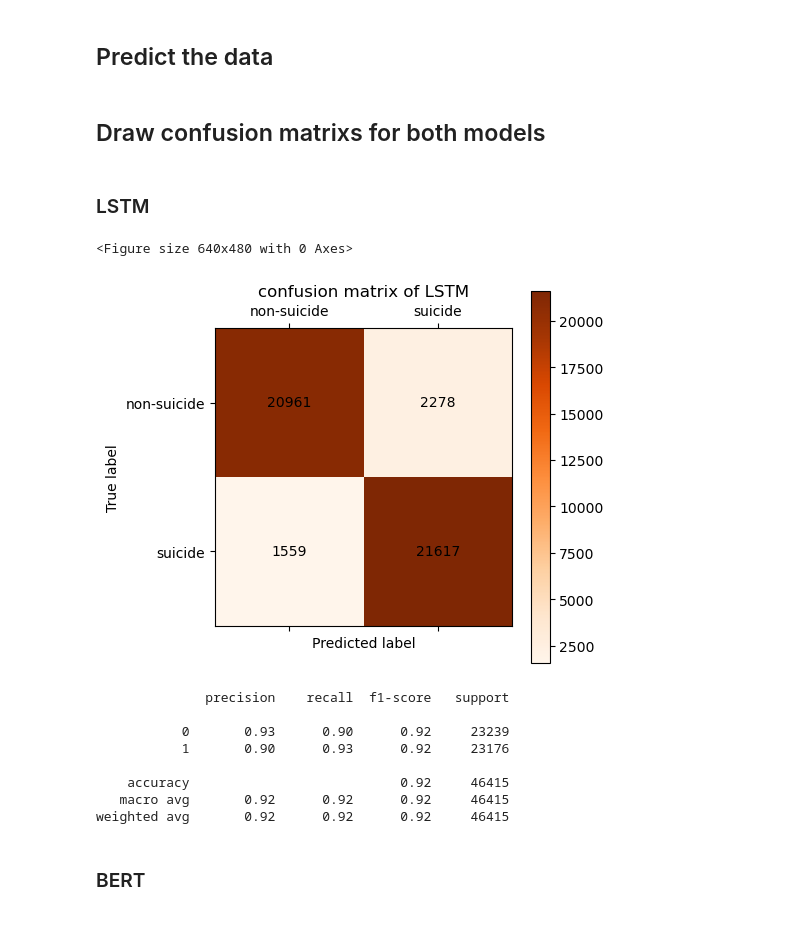
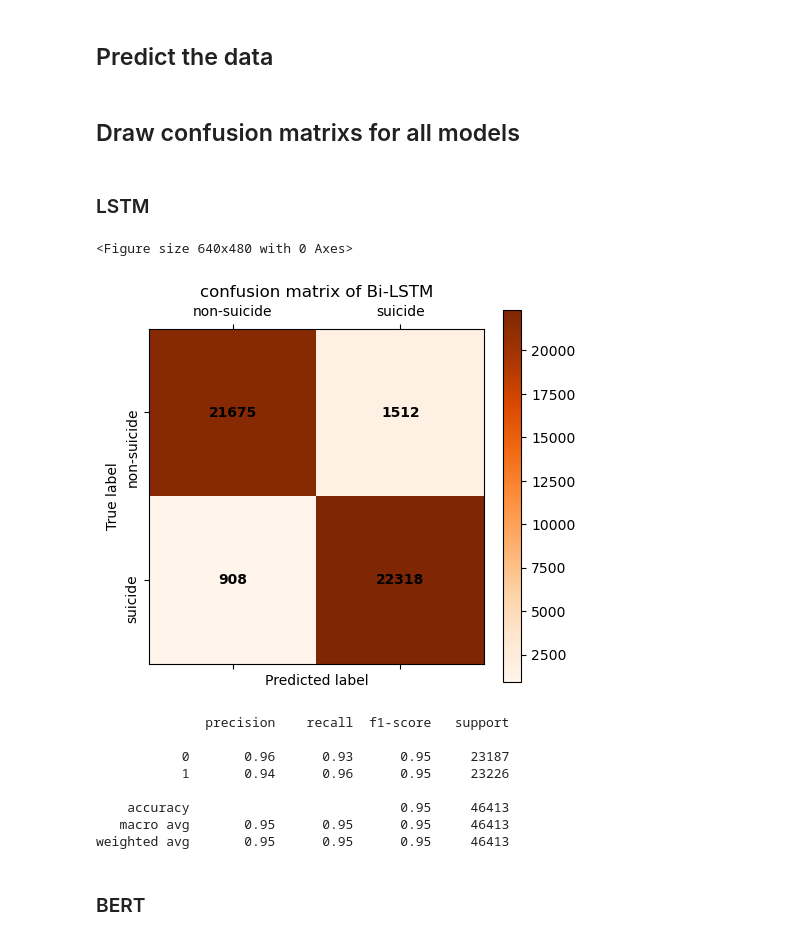
Before and after one commit to Sting-Scorpion/DataScience_Project, a Jupyter notebook: Predict.ipynb, the cells around one changed output. Cells and saved outputs as stored; diff of their text form; code cells hidden in the pictures.

```diff
--- a/Predict.ipynb
+++ b/Predict.ipynb
@@ -54,7 +56,7 @@ def predict(lstm_model, bert_model, dataloader):
             lstm_pred_list.append(lstm_pred.tolist())
 
             bert_pred = bert_pred['logits'].cpu()
-            bert_pred = torch.nn.functional.softmax(bert_pred, dim=1)
+            bert_pred = nn.functional.softmax(bert_pred, dim=1)
             bert_pred_list.append(bert_pred.numpy().tolist())
 
             label_list.append(Y.cpu().numpy())
@@ -82,7 +84,7 @@ Name: text, dtype: int64
 ### Tokenized with bert tokenizer
 # %%
 # get pre-trained tokenizer model
-tokenizer = BertTokenizer.from_pretrained('./pretrained/bert-base-uncased')
+tokenizer = BertTokenizer.from_pretrained(pretrained_path)
 
 tokenizer
 # %% [output]
@@ -114,39 +116,39 @@ lstm_preds = np.array(lstm_preds).reshape(-1, 2)
 bert_preds = np.array(bert_preds).reshape(-1, 2)
 labels = np.array(labels).flatten()
 # %% [markdown]
-## Draw confusion matrixs for both models
+## Draw confusion matrixs for all models
 # %% [markdown]
 ### LSTM
 # %%
 y_pred = lstm_preds.argmax(1)
 cm = confusion_matrix(labels, y_pred)
 plt.figure()
 plt.matshow(cm, cmap=plt.cm.Oranges)
-plt.colorbar()
+plt.colorbar(fraction=0.05)
 for x in range(len(cm)):
     for y in range(len(cm)):
-        plt.annotate(cm[x, y], xy=(y, x), horizontalalignment='center', verticalalignment='center')
+        plt.annotate(cm[x, y], xy=(y, x), horizontalalignment='center', verticalalignment='center', weight='heavy')
 
 plt.xlabel('Predicted label')
 plt.xticks([1, 0], ['suicide', 'non-suicide'])
 plt.ylabel('True label')
-plt.yticks([1, 0], ['suicide', 'non-suicide'])
-plt.title('confusion matrix of LSTM')
+plt.yticks([1, 0], ['suicide', 'non-suicide'], rotation=90)
+plt.title('confusion matrix of Bi-LSTM')
 plt.savefig('./img/cm_LSTM.jpg')
 plt.show()
 
 print(classification_report(labels, y_pred))
 # %% [output]
 <Figure size 640x480 with 0 Axes>
-[figure, old version]
+[figure, new version]
               precision    recall  f1-score   support
 
-           0       0.93      0.90      0.92     23239
-           1       0.90      0.93      0.92     23176
+           0       0.96      0.93      0.95     23187
+           1       0.94      0.96      0.95     23226
 
-    accuracy                           0.92     46415
-   macro avg       0.92      0.92      0.92     46415
-weighted avg       0.92      0.92      0.92     46415
+    accuracy                           0.95     46413
+   macro avg       0.95      0.95      0.95     46413
+weighted avg       0.95      0.95      0.95     46413
 # %% [markdown]
 ### BERT
 # %%
```
Also changed, not shown: parts of 14 cells of this notebook.
